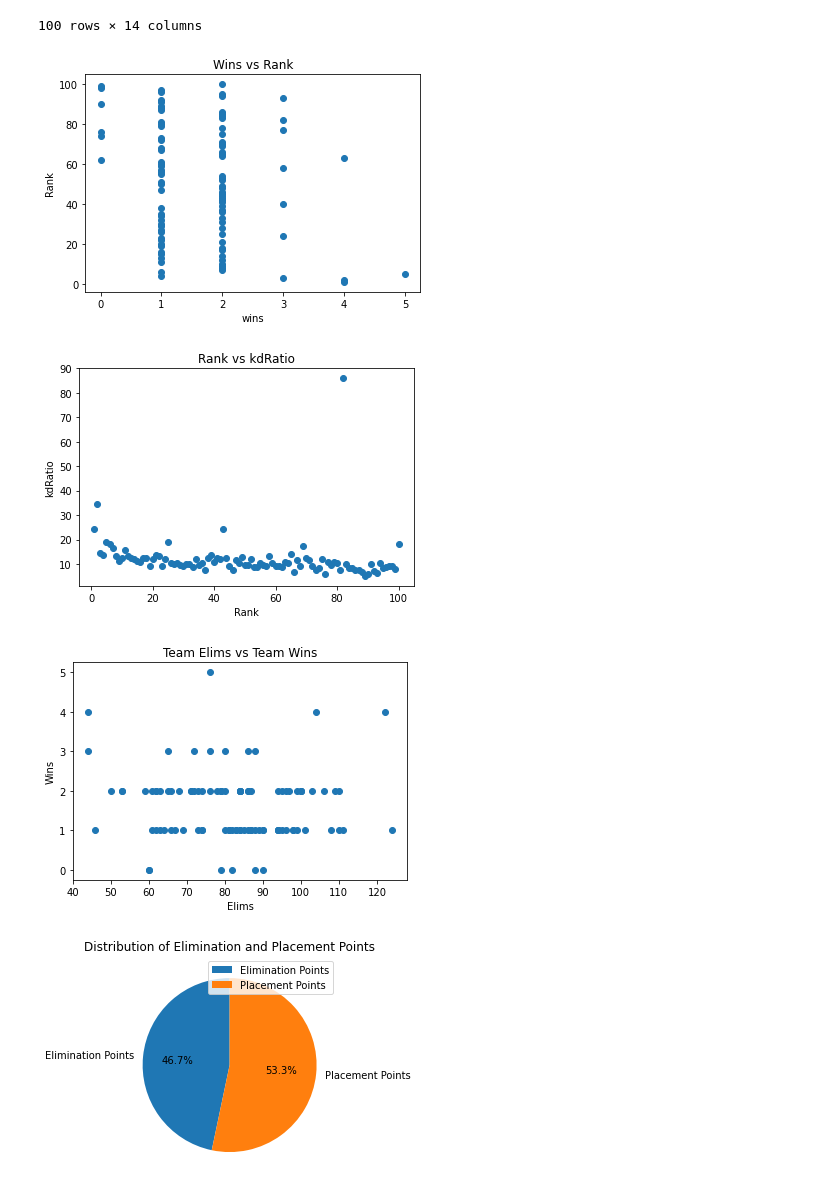
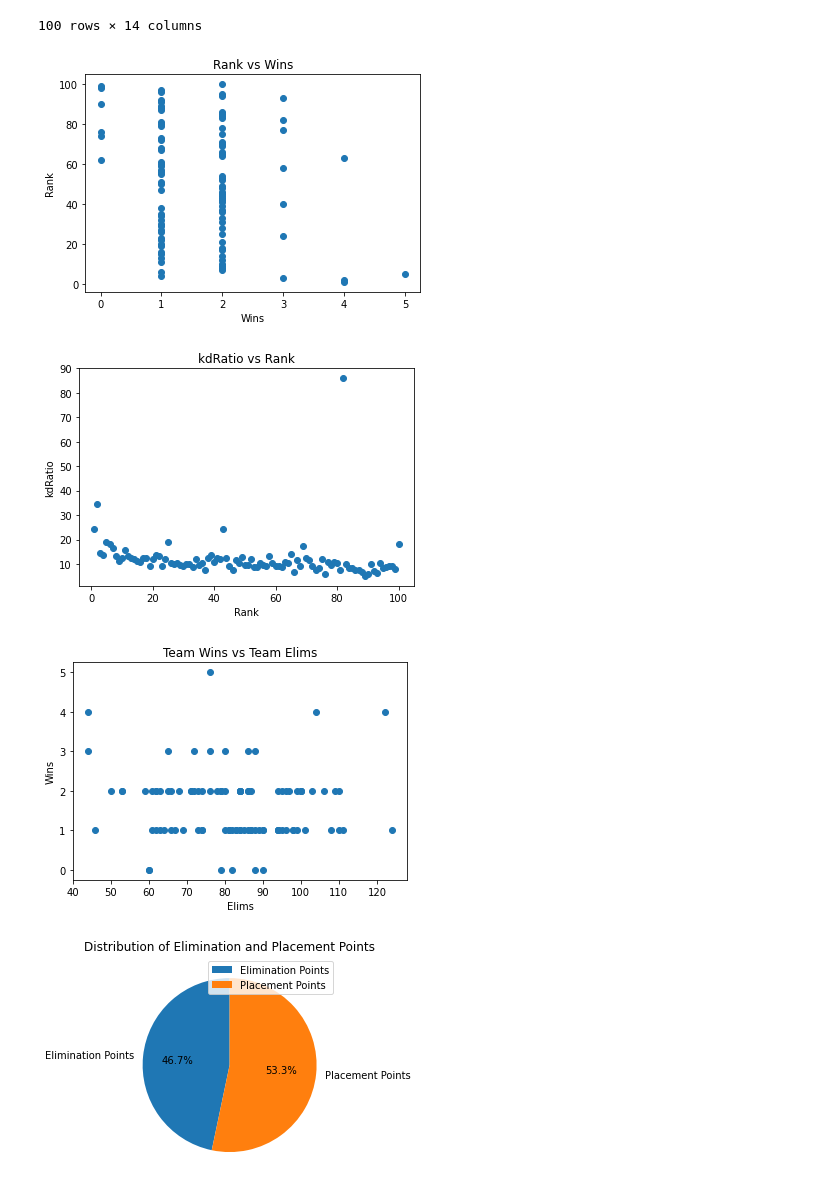
Before and after one commit to mlue02/eSportsStats, a Jupyter notebook: fnstats/fnstats.ipynb, the cells around one changed output. Drawn from its saved outputs; the diff is of its cells as text; code cells hidden in the pictures.

```diff
--- a/fnstats/fnstats.ipynb
+++ b/fnstats/fnstats.ipynb
@@ -12,7 +12,6 @@ plt=reload(plt)
 #import lxml
 # %%
 def eventData(url):
-    url = "https://fortnitetracker.com/events/epicgames_S21_PgodCup_NAW?window=S21_PgodCup_NAW_Round1"
     data = requests.get(url).text
     soup = bs4.BeautifulSoup(data, 'html.parser')
     stats = soup.find_all('script')[51].text.split('"entries": [')[1]
@@ -100,30 +99,30 @@ df.sort_values(by='winrate', ascending = False)
 # %%
 fig = plt.figure()
 plt.scatter(df['wins'], df['rank'])
-plt.title("Wins vs Rank")
+plt.title("Rank vs Wins")
 plt.ylabel("Rank")
-plt.xlabel('wins')
+plt.xlabel('Wins')
 plt.show()
 # %% [output]
-[figure, old version]
+[figure, new version]
 # %%
 fig = plt.figure()
 plt.scatter(df['rank'], df['kdRatio'])
-plt.title("Rank vs kdRatio")
+plt.title("kdRatio vs Rank")
 plt.ylabel("kdRatio")
 plt.xlabel('Rank')
 plt.show()
 # %% [output]
-[figure, old version]
+[figure, new version]
 # %%
 fig = plt.figure()
 plt.scatter(df['elims'], df['wins'])
-plt.title("Team Elims vs Team Wins")
+plt.title("Team Wins vs Team Elims")
 plt.ylabel("Wins")
 plt.xlabel('Elims')
 plt.show()
 # %% [output]
-[figure, old version]
+[figure, new version]
 # %%
 fig = plt.figure()
 plt.pie([df['elimPoints'].sum(), df['placementPoints'].sum()], autopct='%1.1f%%', labels = ['Elimination Points', 'Placement Points'], startangle = 90)
```
Also changed, not shown: parts of 8 cells of this notebook, 1 other file.
